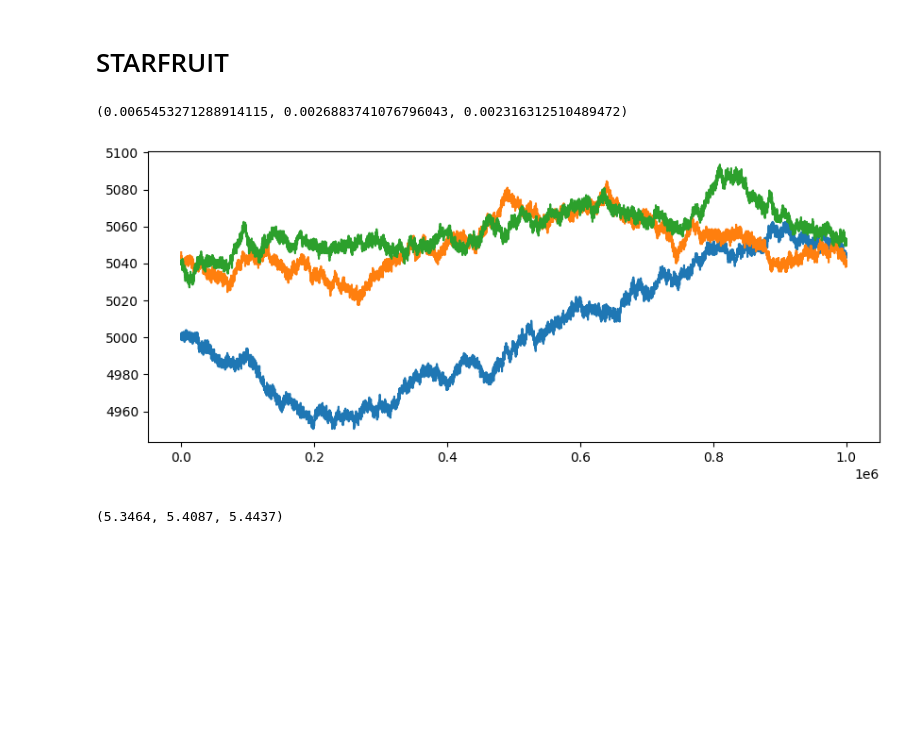
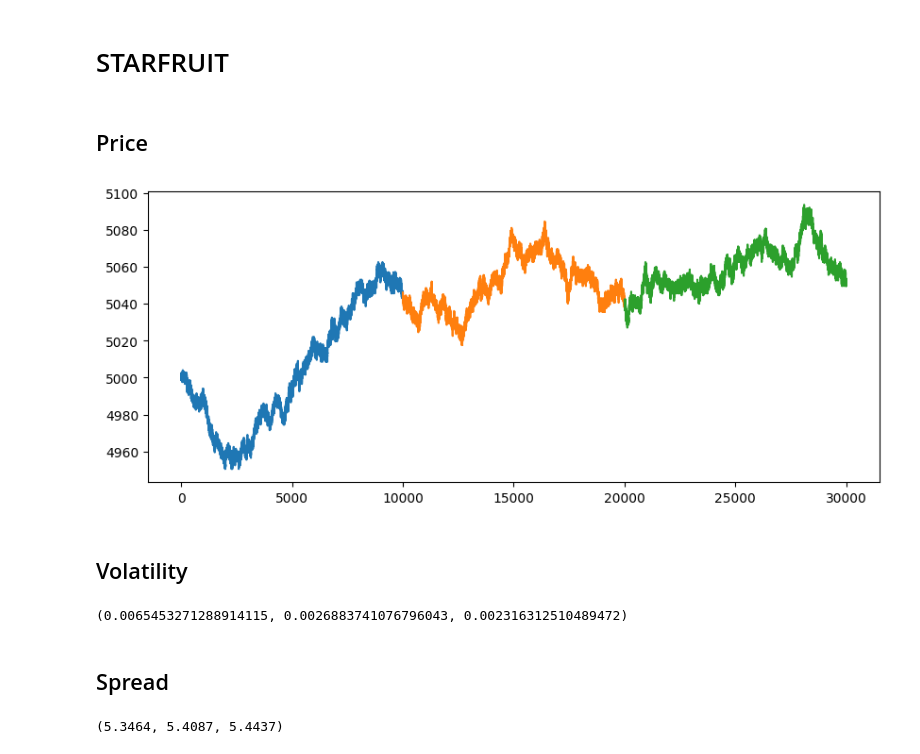
Before and after one commit to aemilani/imc-prosperity-2, a Jupyter notebook: round_1_algo.ipynb, the cells around one changed output. Saved outputs shown, nothing was run; the diff lists cells and outputs as text; code cells hidden in the pictures; blank space fills up the shorter version.

```diff
--- a/round_1_algo.ipynb
+++ b/round_1_algo.ipynb
@@ -149,18 +165,24 @@ plt.show()
 [figure]
 # %% [markdown]
 # STARFRUIT
+# %% [markdown]
+## Price
+# %%
+plt.figure(figsize=(10, 4))
+plt.plot(np.arange(ps1.shape[0]), ps1['mid_price'])
+plt.plot(np.arange(ps1.shape[0], ps1.shape[0] + ps2.shape[0]), ps2['mid_price'])
+plt.plot(np.arange(ps1.shape[0] + ps2.shape[0], ps1.shape[0] + ps2.shape[0] + ps3.shape[0]), ps3['mid_price'])
+plt.show()
+# %% [output]
+[figure, added]
+# %% [markdown]
+## Volatility
 # %%
 ps1['mid_price'].std() / ps1['mid_price'].mean(), ps2['mid_price'].std() / ps2['mid_price'].mean(), ps3['mid_price'].std() / ps3['mid_price'].mean()
 # %% [output]
 (0.0065453271288914115, 0.0026883741076796043, 0.002316312510489472)
-# %%
-plt.figure(figsize=(10, 4))
-plt.plot(ps1['mid_price'])
-plt.plot(ps2['mid_price'])
-plt.plot(ps3['mid_price'])
-plt.show()
-# %% [output]
-[figure, removed]
+# %% [markdown]
+## Spread
 # %%
 (ps1['ask_price_1'] - ps1['bid_price_1']).mean(), (ps2['ask_price_1'] - ps2['bid_price_1']).mean(), (ps3['ask_price_1'] - ps3['bid_price_1']).mean()
 # %% [output]
```
Also changed, not shown: parts of 40 cells of this notebook, 5 other files.
